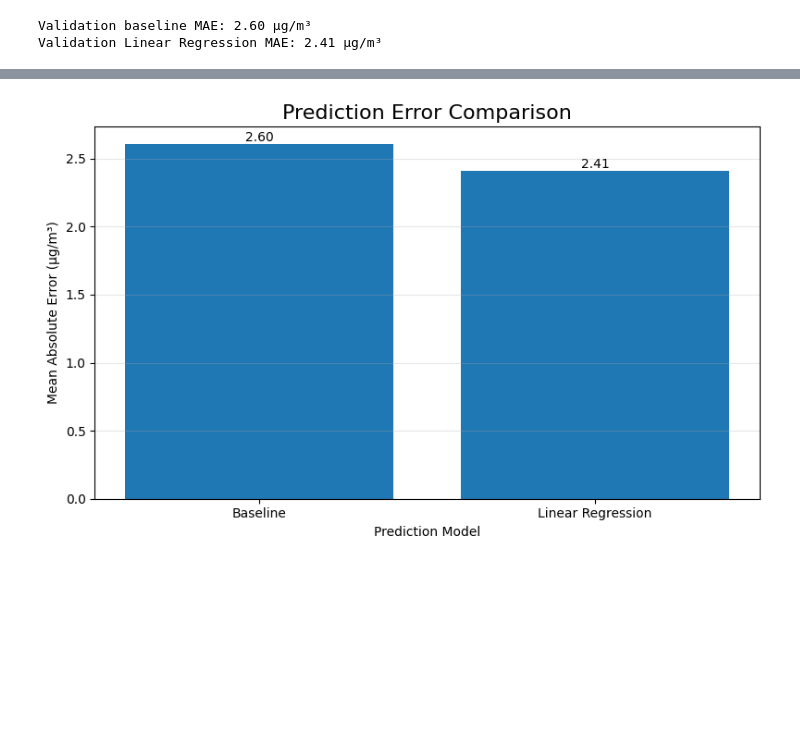
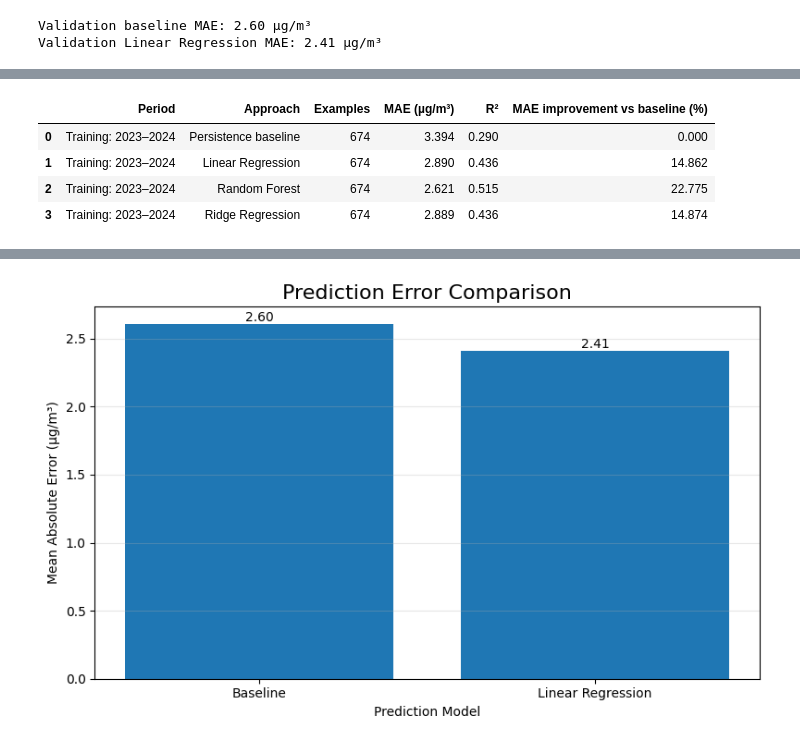
Before and after one commit to TASRUNNER2010/Hackathon, a Jupyter notebook: Hackathon.ipynb, the cells around one changed output, grey strips where cells are left out. Saved outputs shown, nothing was run; the diff lists cells and outputs as text; code cells hidden in the pictures; blank space fills up the shorter version.

```diff
--- a/Hackathon.ipynb
+++ b/Hackathon.ipynb
@@ -387,0 +440,88 @@ plt.show()
+# %%
+from sklearn.pipeline import make_pipeline
+from sklearn.preprocessing import StandardScaler
+from sklearn.linear_model import Ridge
+from sklearn.metrics import mean_absolute_error, r2_score
+
+# Create Ridge Regression with feature scaling.
+# Scaling prevents input units from affecting the penalty unfairly.
+# Alpha controls penalty strength; 1.0 is our starting setting.
+ridge_model = make_pipeline(
+    StandardScaler(),
+    Ridge(alpha=1.0)
+)
+
+# Train using only 2023–2024 examples.
+# The scaler also learns its values from training data only.
+# Your existing Linear Regression and Random Forest remain unchanged.
+ridge_model.fit(
+    train_df[features],
+    train_df["pm25_tomorrow"]
+)
+
+# Save validation predictions for graphing.
+ridge_predictions = ridge_model.predict(validation_df[features])
+
+# Collect performance results for both periods.
+results = []
+
+for period, data in [
+    ("Training: 2023–2024", train_df),
+    ("Validation: 2025", validation_df)
+]:
+    # Actual next-day measurements for this period.
+    actual_values = data["pm25_tomorrow"]
+
+    # Predict identical examples with each approach.
+    predictions = {
+        "Persistence baseline": data["pm25"],
+        "Linear Regression": model.predict(data[features]),
+        "Random Forest": rf_model.predict(data[features]),
+        "Ridge Regression": ridge_model.predict(data[features])
+    }
+
+    # Calculate baseline MAE for the improvement comparison.
+    baseline_error = mean_absolute_error(
+        actual_values, predictions["Persistence baseline"]
+    )
+
+    for name, predicted_values in predictions.items():
+        # MAE measures average absolute error in pollution units.
+        mae = mean_absolute_error(actual_values, predicted_values)
+
+        # Positive improvement means lower MAE than persistence.
+        # Leave undefined if the baseline already has zero error.
+        improvement = (
+            100 * (baseline_error - mae) / baseline_error
+            if baseline_error > 0 else float("nan")
+        )
+
+        results.append({
+            "Period": period,
+            "Approach": name,
+            "Examples": len(data),
+            "MAE (µg/m³)": mae,
+            "R²": r2_score(actual_values, predicted_values),
+            "MAE improvement vs baseline (%)": improvement
+        })
+
+# Convert the collected scores into a readable table.
+comparison = pd.DataFrame(results)
+
+# Show training results to help investigate fitting behavior.
+print("TRAINING PERFORMANCE")
+display(
+    comparison[
+        comparison["Period"] == "Training: 2023–2024"
+    ].reset_index(drop=True).round(3)
+)
+
+# Use validation results to compare approaches.
+# The reserved 2026 test set is not used.
+print("VALIDATION PERFORMANCE")
+display(
+    comparison[
+        comparison["Period"] == "Validation: 2025"
+    ].reset_index(drop=True).round(3)
+)
+# %% [output]
@@ -387,0 +529,5 @@ plt.show()
+|  | Period | Approach | Examples | MAE (µg/m³) | R² | MAE improvement vs baseline (%) |
+| 0 | Training: 2023–2024 | Persistence baseline | 674 | 3.394 | 0.290 | 0.000 |
+| 1 | Training: 2023–2024 | Linear Regression | 674 | 2.890 | 0.436 | 14.862 |
+| 2 | Training: 2023–2024 | Random Forest | 674 | 2.621 | 0.515 | 22.775 |
+| 3 | Training: 2023–2024 | Ridge Regression | 674 | 2.889 | 0.436 | 14.874 |
```
Also changed, not shown: parts of 6 cells of this notebook.
